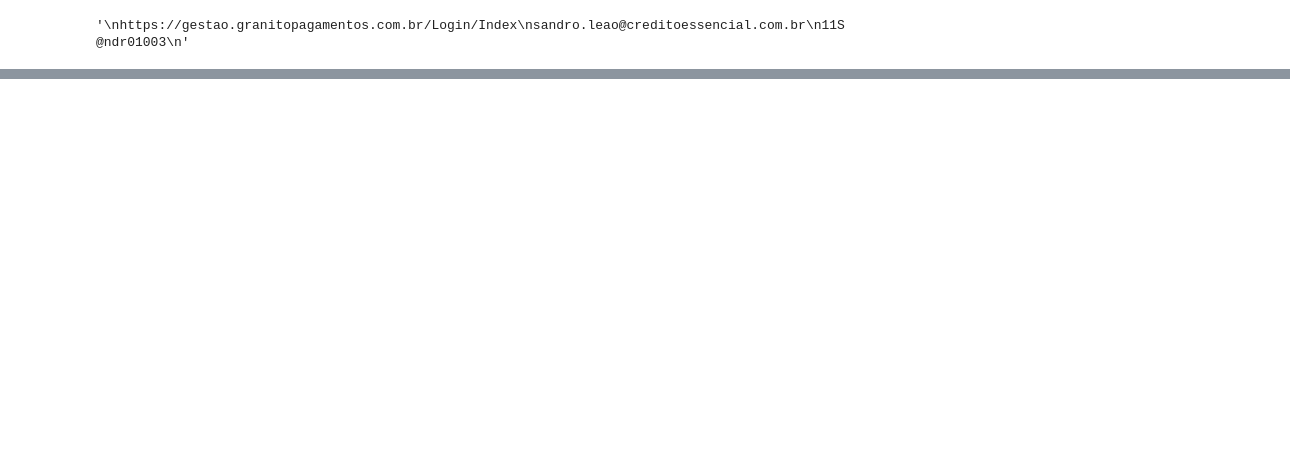
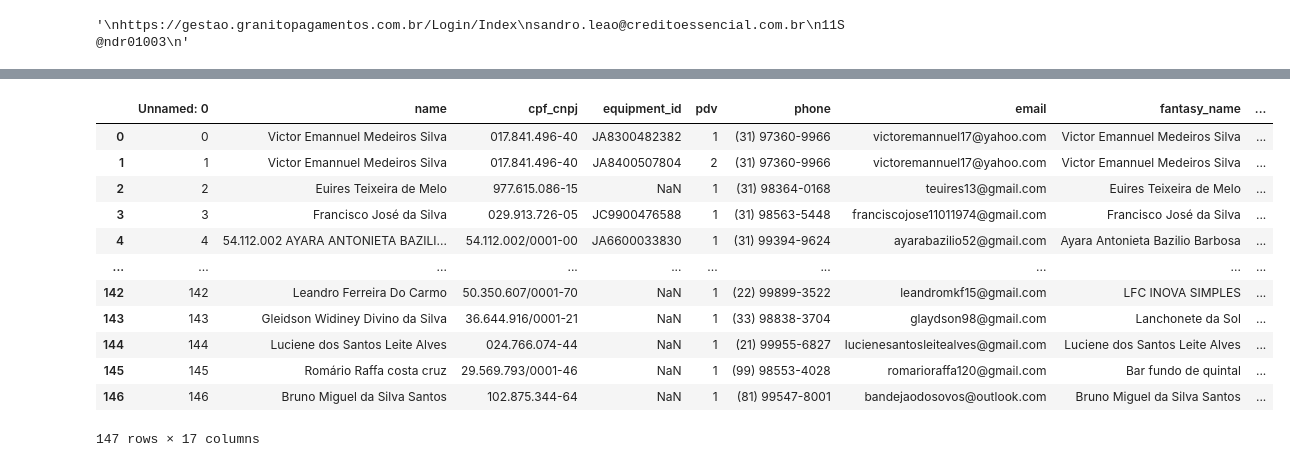
Before and after one commit to vitormartinsc/inter-scraping, a Jupyter notebook: equipment-scraping.ipynb, the cells around one changed output, grey strips where cells are left out. Saved outputs shown, nothing was run; the diff lists cells and outputs as text; code cells hidden in the pictures; blank space fills up the shorter version.

```diff
--- a/equipment-scraping.ipynb
+++ b/equipment-scraping.ipynb
@@ -193,0 +206,16 @@ pd.DataFrame(equipment_data).to_excel('equipment_data.xlsx')
+# %%
+pd.read_csv('equipment_data_general.csv')
+# %% [output]
+|  | Unnamed: 0 | name | cpf_cnpj | equipment_id | pdv | phone | email | fantasy_name | ... |
+| 0 | 0 | Victor Emannuel Medeiros Silva | 017.841.496-40 | JA8300482382 | 1 | (31) 97360-9966 | victoremannuel17@yahoo.com | Victor Emannuel Medeiros Silva | ... |
+| 1 | 1 | Victor Emannuel Medeiros Silva | 017.841.496-40 | JA8400507804 | 2 | (31) 97360-9966 | victoremannuel17@yahoo.com | Victor Emannuel Medeiros Silva | ... |
+| 2 | 2 | Euires Teixeira de Melo | 977.615.086-15 | NaN | 1 | (31) 98364-0168 | teuires13@gmail.com | Euires Teixeira de Melo | ... |
+| 3 | 3 | Francisco José da Silva | 029.913.726-05 | JC9900476588 | 1 | (31) 98563-5448 | franciscojose11011974@gmail.com | Francisco José da Silva | ... |
+| 4 | 4 | 54.112.002 AYARA ANTONIETA BAZILI... | 54.112.002/0001-00 | JA6600033830 | 1 | (31) 99394-9624 | ayarabazilio52@gmail.com | Ayara Antonieta Bazilio Barbosa | ... |
+| ... | ... | ... | ... | ... | ... | ... | ... | ... | ... |
+| 142 | 142 | Leandro Ferreira Do Carmo | 50.350.607/0001-70 | NaN | 1 | (22) 99899-3522 | leandromkf15@gmail.com | LFC INOVA SIMPLES | ... |
+| 143 | 143 | Gleidson Widiney Divino da Silva | 36.644.916/0001-21 | NaN | 1 | (33) 98838-3704 | glaydson98@gmail.com | Lanchonete da Sol | ... |
+| 144 | 144 | Luciene dos Santos Leite Alves | 024.766.074-44 | NaN | 1 | (21) 99955-6827 | lucienesantosleitealves@gmail.com | Luciene dos Santos Leite Alves | ... |
+| 145 | 145 | Romário Raffa costa cruz | 29.569.793/0001-46 | NaN | 1 | (99) 98553-4028 | romarioraffa120@gmail.com | Bar fundo de quintal | ... |
+| 146 | 146 | Bruno Miguel da Silva Santos | 102.875.344-64 | NaN | 1 | (81) 99547-8001 | bandejaodosovos@outlook.com | Bruno Miguel da Silva Santos | ... |
+147 rows × 17 columns
```
Also changed, not shown: parts of 16 cells of this notebook, 6 other files.
